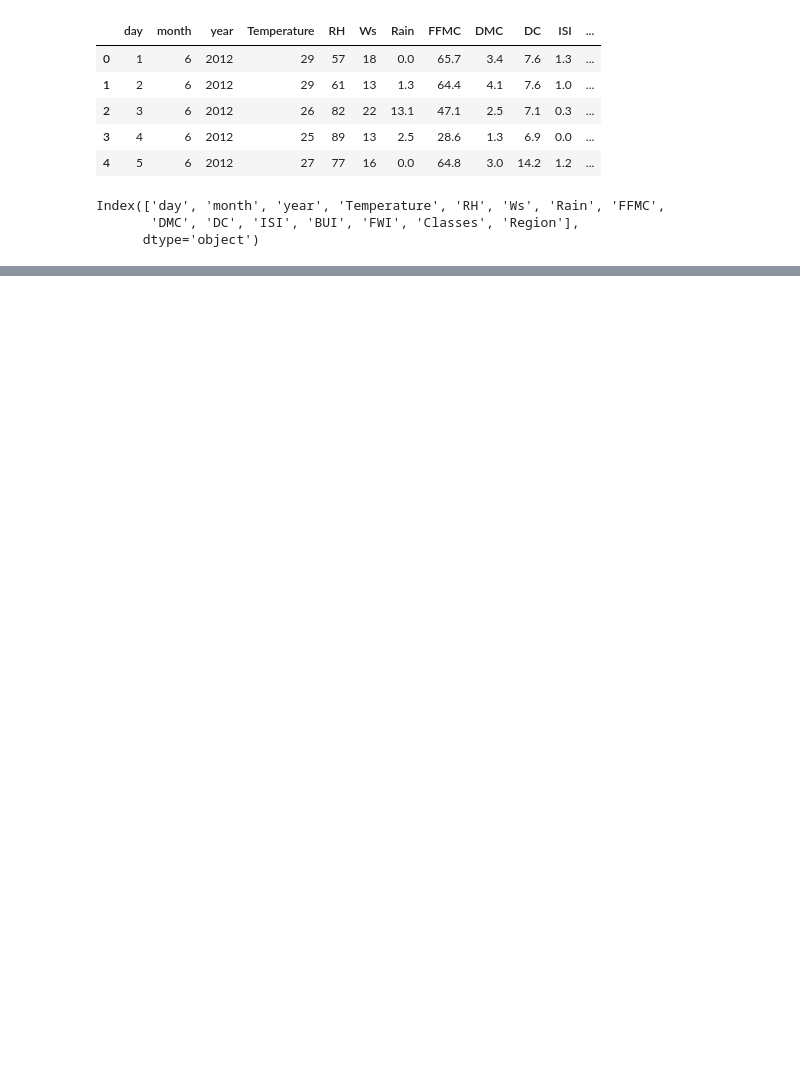
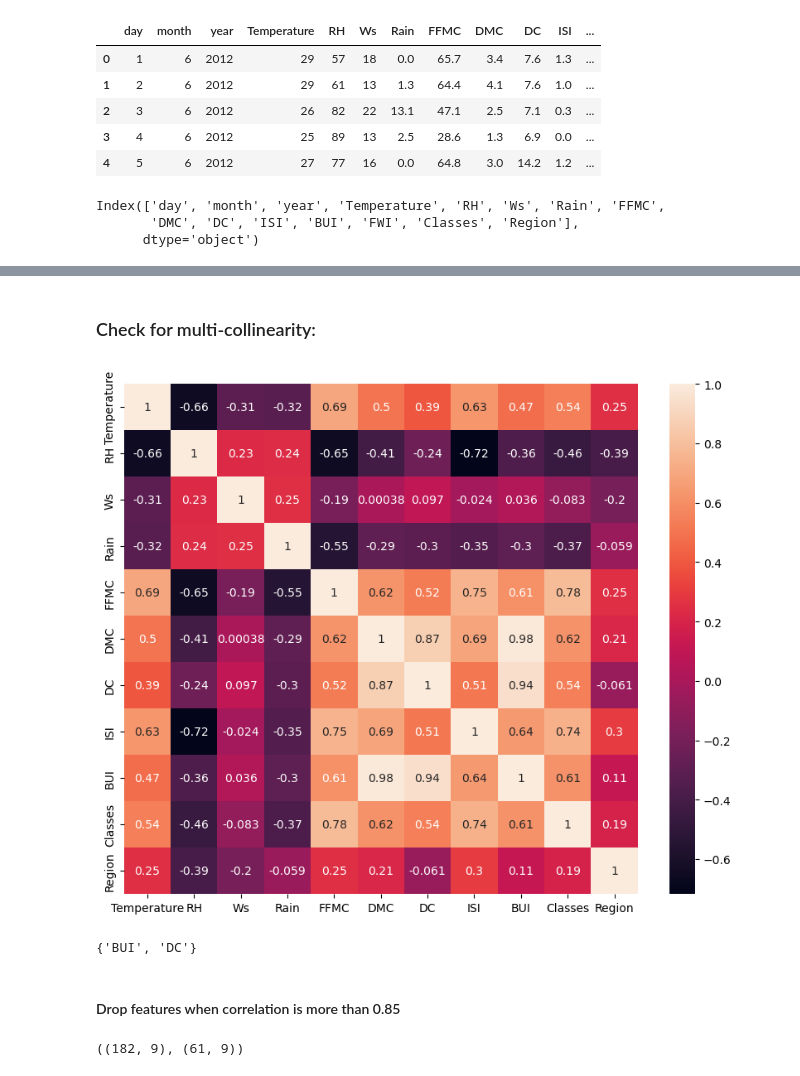
Before and after one commit to ganeshbgunjal/Projects, a Jupyter notebook: 1 Basic Linear Regression Project/2 Model Training.ipynb, the cells around one changed output, grey strips where cells are left out. Cells and saved outputs as stored; diff of their text form; code cells hidden in the pictures; blank space fills up the shorter version.

```diff
--- a/1 Basic Linear Regression Project/2 Model Training.ipynb
+++ b/1 Basic Linear Regression Project/2 Model Training.ipynb
@@ -21,3 +21,5 @@ df.columns
 Index(['day', 'month', 'year', 'Temperature', 'RH', 'Ws', 'Rain', 'FFMC',
        'DMC', 'DC', 'ISI', 'BUI', 'FWI', 'Classes', 'Region'],
       dtype='object')
+# %%
+df.drop(['day','month','year'],axis=1,inplace=True)
@@ -23,0 +48,3 @@ Index(['day', 'month', 'year', 'Temperature', 'RH', 'Ws', 'Rain', 'FFMC',
+# %%
+#Encoding
+df['Classes'] = np.where(df['Classes'].str.contains('not fire'),0,1)
@@ -23,0 +78,3 @@ Index(['day', 'month', 'year', 'Temperature', 'RH', 'Ws', 'Rain', 'FFMC',
+# %%
+X = df.drop('FWI',axis=1)
+y = df['FWI']
@@ -23,0 +103,2 @@ Index(['day', 'month', 'year', 'Temperature', 'RH', 'Ws', 'Rain', 'FFMC',
+# %%
+X_train,X_test,y_train,y_test = train_test_split(X, y, test_size=0.25,random_state=42)
@@ -23,0 +126,9 @@ Index(['day', 'month', 'year', 'Temperature', 'RH', 'Ws', 'Rain', 'FFMC',
+# %% [markdown]
+### Check for multi-collinearity:
+# %%
+plt.figure(figsize=(10,8))
+corr = X_train.corr()
+sns.heatmap(corr, annot=True)
+plt.show()
+# %% [output]
+[figure, added]
@@ -23,0 +147,12 @@ Index(['day', 'month', 'year', 'Temperature', 'RH', 'Ws', 'Rain', 'FFMC',
+# %%
+corr_features
+# %% [output]
+{'BUI', 'DC'}
+# %% [markdown]
+#### Drop features when correlation is more than 0.85
+# %%
+X_train.drop(corr_features, axis=1, inplace=True)
+X_test.drop(corr_features, axis=1, inplace=True)
+X_train.shape,X_test.shape
+# %% [output]
+((182, 9), (61, 9))
```
Also changed, not shown: parts of 16 cells of this notebook.
